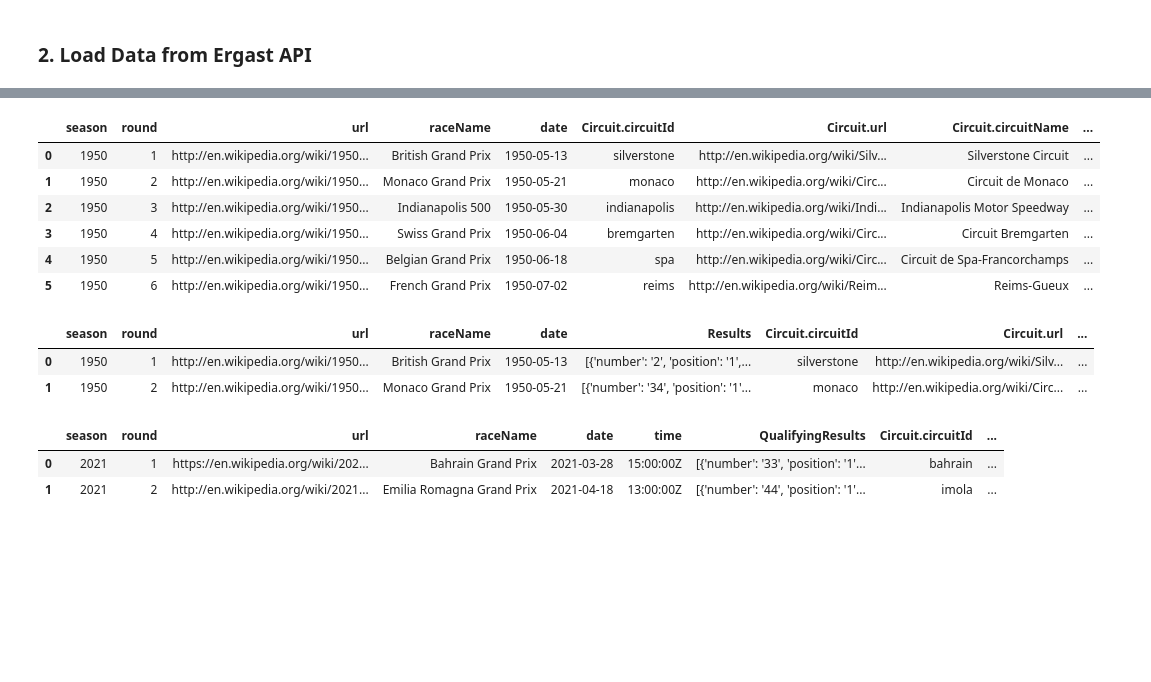
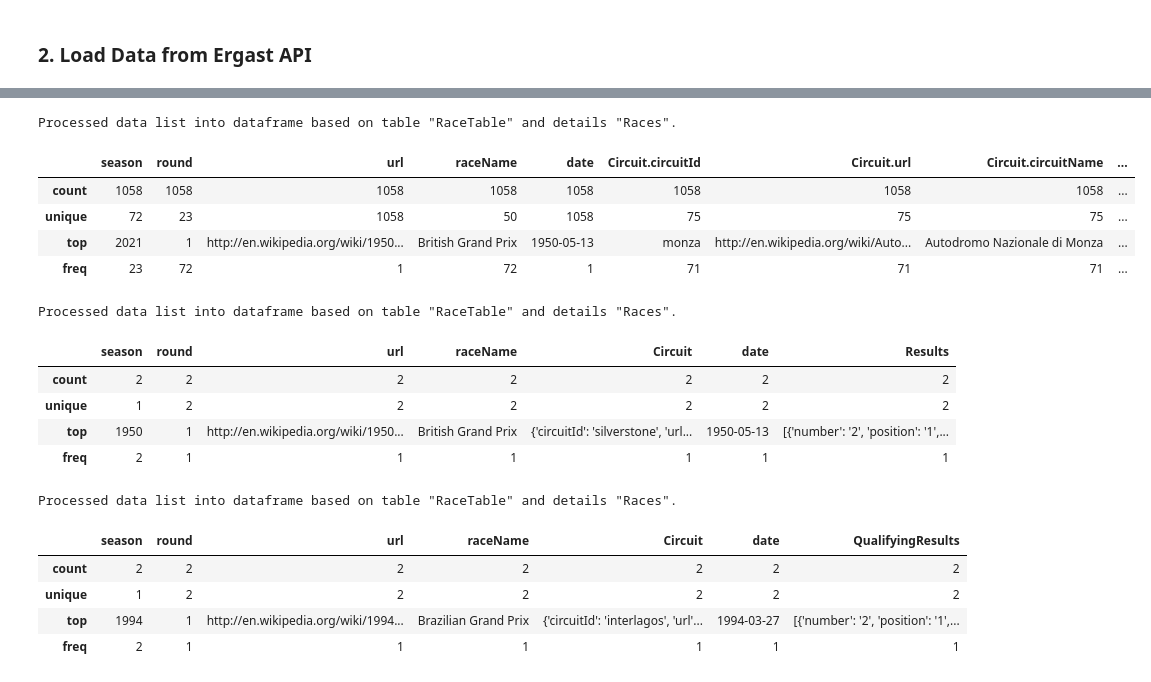
Before and after one commit to MareikeHeller/formula-one, a Jupyter notebook: formula-one.ipynb, the cells around one changed output, grey strips where cells are left out. Saved outputs shown, nothing was run; the diff lists cells and outputs as text; code cells hidden in the pictures; blank space fills up the shorter version.

```diff
--- a/formula-one.ipynb
+++ b/formula-one.ipynb
@@ -93,14 +22,0 @@ df_race_results = pd.json_normalize(parse_json['MRData']['RaceTable']['Races'])
-# %%
-response_API = requests.get('http://ergast.com/api/f1/qualifying.json')
-data = response_API.text
-parse_json = json.loads(data)
-
-df_qualifying_results = pd.json_normalize(parse_json['MRData']['RaceTable']['Races'])
-#print(df_qualifying_results.head(5))
-# %%
-response_API = requests.get('http://ergast.com/api/f1/status.json')
-data = response_API.text
-parse_json = json.loads(data)
-
-df_status = pd.json_normalize(parse_json['MRData']['StatusTable']['Status'])
-#print(df_status.head(5))
@@ -116,0 +82,2 @@ df_seasons.iloc[0:6]
+# %%
+races_data_list = load_data(url='http://ergast.com/api/f1/races.json')
@@ -116,0 +102,18 @@ df_seasons.iloc[0:6]
+# %%
+def process_data(data_list, table, details):
+    '''
+    Process data list of dictionaries to store them in a pandas dataframe.
+
+    Input arguments:
+    data_list - (list) List elements are dictionaries.
+    table - (string) Table of interest in dictionary above.
+    details - (string) Details of interest in table above.
+
+    Output:
+    df - (dataframe) Merged dataframe of all dictionaries based on relevant table and details.
+    '''
+    frames = [pd.DataFrame(pd.json_normalize(data_list[r]['MRData'][table][details])) for r in range(0,len(data_list))]
+    df = pd.concat(frames).reset_index(drop=True)
+
+    print('Processed data list into dataframe based on table "{}" and details "{}".'.format(table, details))
+    return df
@@ -127,23 +140,31 @@ df_circuits.iloc[0:6]
 # %%
-df_races.iloc[0:6]
+df_races = process_data(races_data_list, table = 'RaceTable', details = 'Races')
+df_races.describe()
 # %% [output]
+Processed data list into dataframe based on table "RaceTable" and details "Races".
 |  | season | round | url | raceName | date | Circuit.circuitId | Circuit.url | Circuit.circuitName | ... |
-| 0 | 1950 | 1 | http://en.wikipedia.org/wiki/1950... | British Grand Prix | 1950-05-13 | silverstone | http://en.wikipedia.org/wiki/Silv... | Silverstone Circuit | ... |
-| 1 | 1950 | 2 | http://en.wikipedia.org/wiki/1950... | Monaco Grand Prix | 1950-05-21 | monaco | http://en.wikipedia.org/wiki/Circ... | Circuit de Monaco | ... |
-| 2 | 1950 | 3 | http://en.wikipedia.org/wiki/1950... | Indianapolis 500 | 1950-05-30 | indianapolis | http://en.wikipedia.org/wiki/Indi... | Indianapolis Motor Speedway | ... |
-| 3 | 1950 | 4 | http://en.wikipedia.org/wiki/1950... | Swiss Grand Prix | 1950-06-04 | bremgarten | http://en.wikipedia.org/wiki/Circ... | Circuit Bremgarten | ... |
-| 4 | 1950 | 5 | http://en.wikipedia.org/wiki/1950... | Belgian Grand Prix | 1950-06-18 | spa | http://en.wikipedia.org/wiki/Circ... | Circuit de Spa-Francorchamps | ... |
-| 5 | 1950 | 6 | http://en.wikipedia.org/wiki/1950... | French Grand Prix | 1950-07-02 | reims | http://en.wikipedia.org/wiki/Reim... | Reims-Gueux | ... |
+| count | 1058 | 1058 | 1058 | 1058 | 1058 | 1058 | 1058 | 1058 | ... |
+| unique | 72 | 23 | 1058 | 50 | 1058 | 75 | 75 | 75 | ... |
+| top | 2021 | 1 | http://en.wikipedia.org/wiki/1950... | British Grand Prix | 1950-05-13 | monza | http://en.wikipedia.org/wiki/Auto... | Autodromo Nazionale di Monza | ... |
+| freq | 23 | 72 | 1 | 72 | 1 | 71 | 71 | 71 | ... |
 # %%
-df_race_results.iloc[0:6]
+df_results = process_data(results_data_list, table = 'RaceTable', details = 'Races')
+df_results.describe()
 # %% [output]
+Processed data list into dataframe based on table "RaceTable" and details "Races".
-|  | season | round | url | raceName | date | Results | Circuit.circuitId | Circuit.url | ... |
-| 0 | 1950 | 1 | http://en.wikipedia.org/wiki/1950... | British Grand Prix | 1950-05-13 | [{'number': '2', 'position': '1',... | silverstone | http://en.wikipedia.org/wiki/Silv... | ... |
-| 1 | 1950 | 2 | http://en.wikipedia.org/wiki/1950... | Monaco Grand Prix | 1950-05-21 | [{'number': '34', 'position': '1'... | monaco | http://en.wikipedia.org/wiki/Circ... | ... |
+|  | season | round | url | raceName | Circuit | date | Results |
+| count | 2 | 2 | 2 | 2 | 2 | 2 | 2 |
+| unique | 1 | 2 | 2 | 2 | 2 | 2 | 2 |
+| top | 1950 | 1 | http://en.wikipedia.org/wiki/1950... | British Grand Prix | {'circuitId': 'silverstone', 'url... | 1950-05-13 | [{'number': '2', 'position': '1',... |
+| freq | 2 | 1 | 1 | 1 | 1 | 1 | 1 |
 # %%
-df_qualifying_results.iloc[0:6]
+df_qualifying = process_data(qualifying_data_list, table = 'RaceTable', details = 'Races')
+df_qualifying.describe()
 # %% [output]
+Processed data list into dataframe based on table "RaceTable" and details "Races".
-|  | season | round | url | raceName | date | time | QualifyingResults | Circuit.circuitId | ... |
-| 0 | 2021 | 1 | https://en.wikipedia.org/wiki/202... | Bahrain Grand Prix | 2021-03-28 | 15:00:00Z | [{'number': '33', 'position': '1'... | bahrain | ... |
-| 1 | 2021 | 2 | http://en.wikipedia.org/wiki/2021... | Emilia Romagna Grand Prix | 2021-04-18 | 13:00:00Z | [{'number': '44', 'position': '1'... | imola | ... |
+|  | season | round | url | raceName | Circuit | date | QualifyingResults |
+| count | 2 | 2 | 2 | 2 | 2 | 2 | 2 |
+| unique | 1 | 2 | 2 | 2 | 2 | 2 | 2 |
+| top | 1994 | 1 | http://en.wikipedia.org/wiki/1994... | Brazilian Grand Prix | {'circuitId': 'interlagos', 'url'... | 1994-03-27 | [{'number': '2', 'position': '1',... |
+| freq | 2 | 1 | 1 | 1 | 1 | 1 | 1 |
 # %%
```
Also changed, not shown: parts of 23 cells of this notebook.
